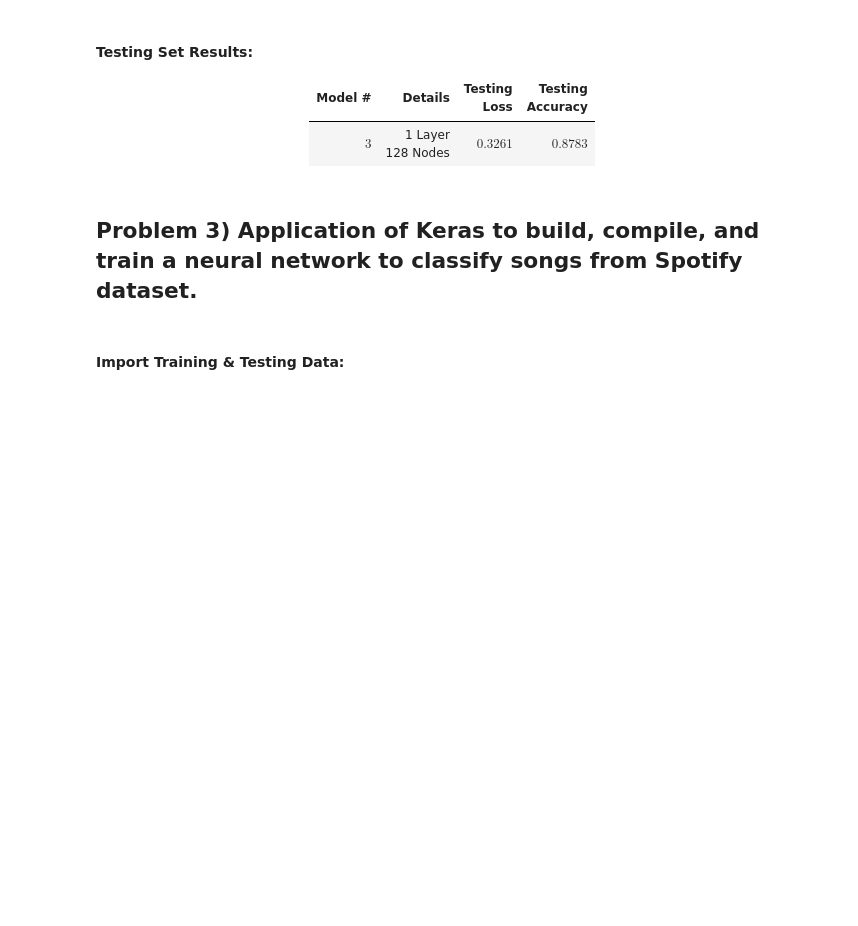
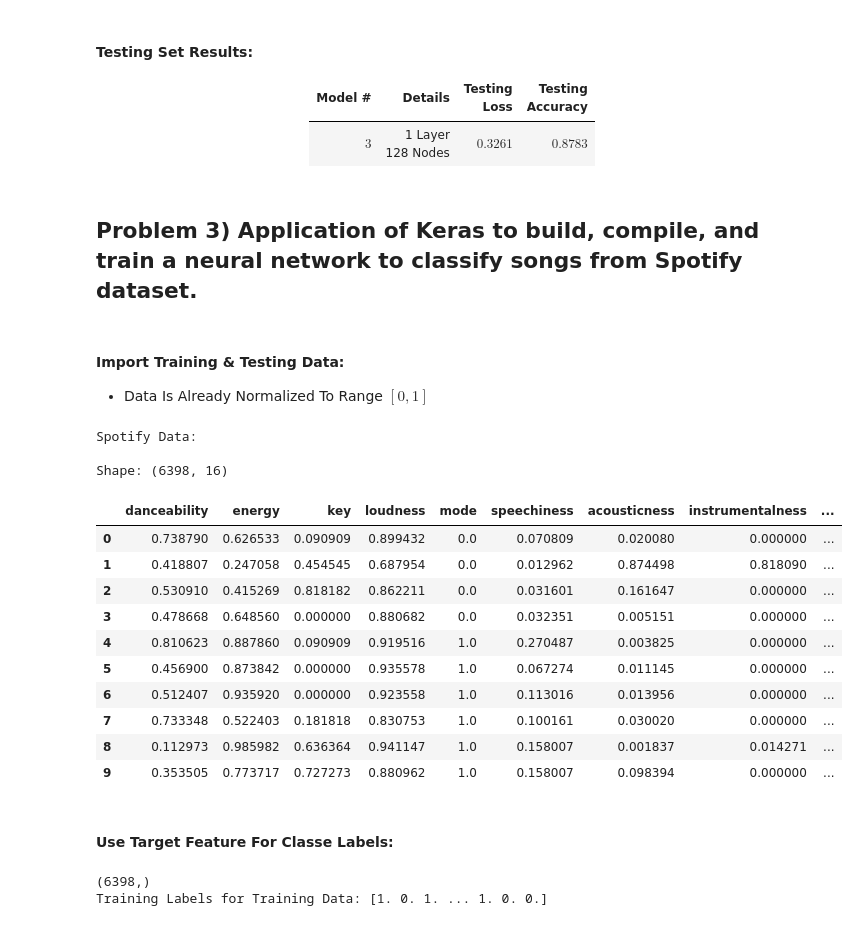
Before and after one commit to ADolbyB/deep-learning-python, a Jupyter notebook: Assignments/assignment5.ipynb, the cells around one changed output. Cells and saved outputs as stored; diff of their text form; code cells hidden in the pictures; blank space fills up the shorter version.

```diff
--- a/Assignments/assignment5.ipynb
+++ b/Assignments/assignment5.ipynb
@@ -795,12 +795,34 @@ Accuracy of Testing Set:  0.8782967925071716
 ## Problem 3) Application of Keras to build, compile, and train a neural network to classify songs from Spotify dataset.
 # %% [markdown]
 #### Import Training & Testing Data:
+
+ - Data Is Already Normalized To Range $ [0, 1] $
 # %%
-spotify_data = pd.read_csv('../assets/HW5/spotify_preprocessed.csv', header=0, index_col=0)
+spotify_data = pd.read_csv('../assets/HW5/spotify_preprocessed.csv', header=0, index_col=None) # 1st col is not an index
 
 print(f'Spotify Data:\n\nShape: {spotify_data.shape}')
-display(spotify_data.head())
+display(spotify_data.head(10))
+# %% [output]
+Spotify Data:
+
+Shape: (6398, 16)
+|  | danceability | energy | key | loudness | mode | speechiness | acousticness | instrumentalness | ... |
+| 0 | 0.738790 | 0.626533 | 0.090909 | 0.899432 | 0.0 | 0.070809 | 0.020080 | 0.000000 | ... |
+| 1 | 0.418807 | 0.247058 | 0.454545 | 0.687954 | 0.0 | 0.012962 | 0.874498 | 0.818090 | ... |
+| 2 | 0.530910 | 0.415269 | 0.818182 | 0.862211 | 0.0 | 0.031601 | 0.161647 | 0.000000 | ... |
+| 3 | 0.478668 | 0.648560 | 0.000000 | 0.880682 | 0.0 | 0.032351 | 0.005151 | 0.000000 | ... |
+| 4 | 0.810623 | 0.887860 | 0.090909 | 0.919516 | 1.0 | 0.270487 | 0.003825 | 0.000000 | ... |
+| 5 | 0.456900 | 0.873842 | 0.000000 | 0.935578 | 1.0 | 0.067274 | 0.011145 | 0.000000 | ... |
+| 6 | 0.512407 | 0.935920 | 0.000000 | 0.923558 | 1.0 | 0.113016 | 0.013956 | 0.000000 | ... |
+| 7 | 0.733348 | 0.522403 | 0.181818 | 0.830753 | 1.0 | 0.100161 | 0.030020 | 0.000000 | ... |
+| 8 | 0.112973 | 0.985982 | 0.636364 | 0.941147 | 1.0 | 0.158007 | 0.001837 | 0.014271 | ... |
+| 9 | 0.353505 | 0.773717 | 0.727273 | 0.880962 | 1.0 | 0.158007 | 0.098394 | 0.000000 | ... |
+# %% [markdown]
+#### Use Target Feature For Classe Labels:
 # %%
-train_labels = np.loadtxt('../assets/HW5/spotify_preprocessed.csv', delimiter=',', skiprows=1, usecols=4)
+train_labels = np.loadtxt('../assets/HW5/spotify_preprocessed.csv', delimiter=',', skiprows=1, usecols=15)
 print(train_labels.shape)
 print(f'Training Labels for Training Data: {train_labels}', '\n')
+# %% [output]
+(6398,)
+Training Labels for Training Data: [1. 0. 1. ... 1. 0. 0.]
```
